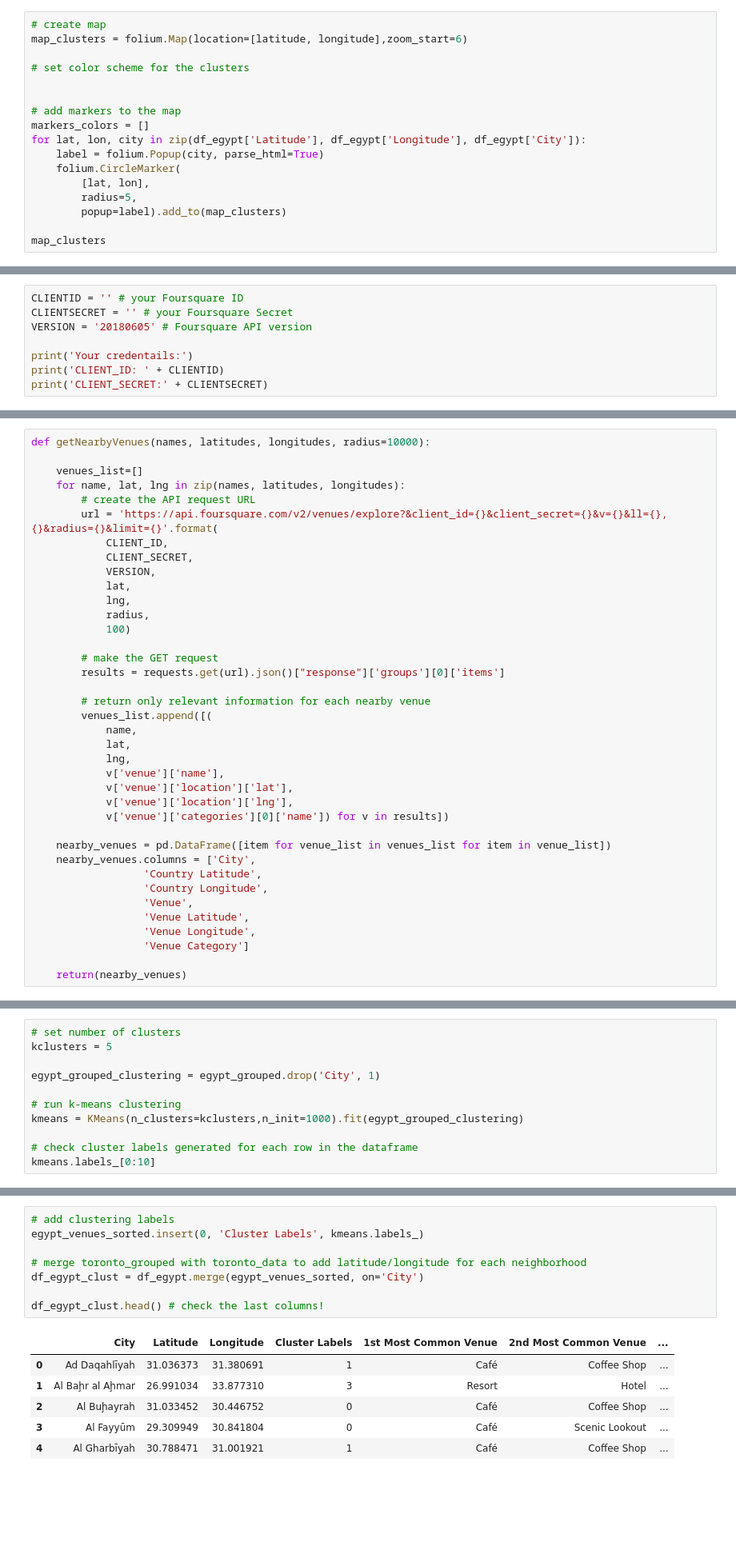
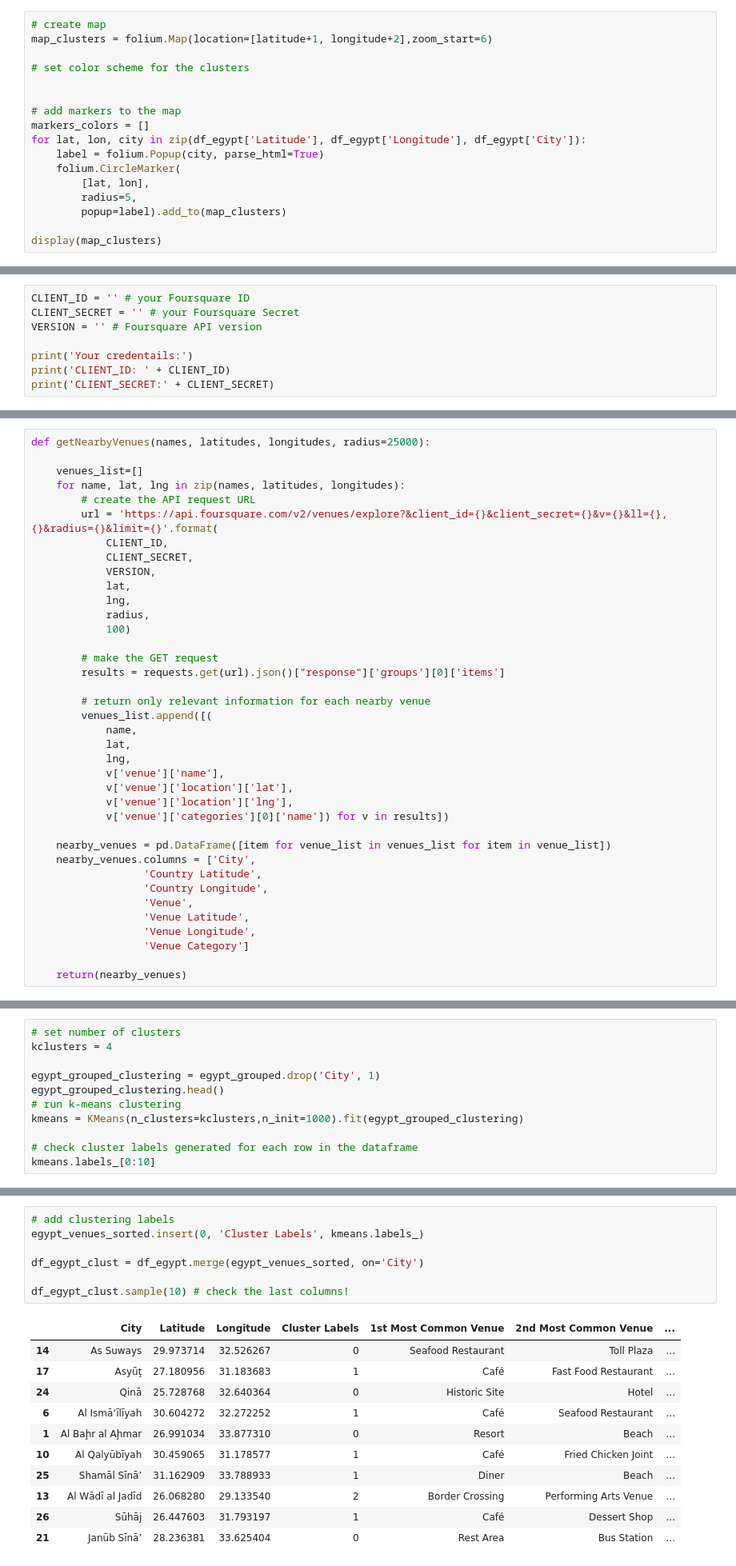
Before and after one commit to Abdallhss/Coursera-IBM-Applied-Data-Science-Capstone, a Jupyter notebook: IBM_Coursera_Capstone_Battle_of_Neighborhoods.ipynb, the cells around one changed output, grey strips where cells are left out. Shown at 80% size. Saved outputs shown, nothing was run; the diff lists cells and outputs as text; blank space fills up the shorter version.

```diff
--- a/IBM_Coursera_Capstone_Battle_of_Neighborhoods.ipynb
+++ b/IBM_Coursera_Capstone_Battle_of_Neighborhoods.ipynb
@@ -84,7 +86,7 @@ The geograpical coordinate of Egypt are 26.2540493, 29.2675469.
 We can now use folium package to visulaize the country with different cities around it.
 # %%
 # create map
-map_clusters = folium.Map(location=[latitude, longitude],zoom_start=6)
+map_clusters = folium.Map(location=[latitude+1, longitude+2],zoom_start=6)
 
 # set color scheme for the clusters
 
@@ -98,19 +100,19 @@ for lat, lon, city in zip(df_egypt['Latitude'], df_egypt['Longitude'], df_egypt[
         radius=5,
         popup=label).add_to(map_clusters)
 
-map_clusters
+display(map_clusters)
 # %% [output]
 [interactive output not drawn]
 # %% [markdown]
 We need to provide some user data to use the Foursquare API.
 # %%
-CLIENTID = '' # your Foursquare ID
-CLIENTSECRET = '' # your Foursquare Secret
-VERSION = '20180605' # Foursquare API version
+CLIENT_ID = '' # your Foursquare ID
+CLIENT_SECRET = '' # your Foursquare Secret
+VERSION = '' # Foursquare API version
 
 print('Your credentails:')
-print('CLIENT_ID: ' + CLIENTID)
-print('CLIENT_SECRET:' + CLIENTSECRET)
+print('CLIENT_ID: ' + CLIENT_ID)
+print('CLIENT_SECRET:' + CLIENT_SECRET)
 # %% [output]
 Your credentails:
 CLIENT_ID:
@@ -120,6 +157,6 @@ After collecting the locations of different cities across Egypt, we can use Four
 For each venue, we extract its name, location, and category. Different cities can be compared based on the popularity of each category.
 # %%
-def getNearbyVenues(names, latitudes, longitudes, radius=10000):
+def getNearbyVenues(names, latitudes, longitudes, radius=25000):
 
     venues_list=[]
     for name, lat, lng in zip(names, latitudes, longitudes):
@@ -265,9 +321,9 @@ egypt_venues_sorted.head()
 # %%
 # set number of clusters
-kclusters = 5
+kclusters = 4
 
 egypt_grouped_clustering = egypt_grouped.drop('City', 1)
-
+egypt_grouped_clustering.head()
 # run k-means clustering
 kmeans = KMeans(n_clusters=kclusters,n_init=1000).fit(egypt_grouped_clustering)
 
@@ -278,17 +338,21 @@ array([1, 3, 0, 0, 1, 3, 1, 3, 1, 1])
 # %%
 # add clustering labels
 egypt_venues_sorted.insert(0, 'Cluster Labels', kmeans.labels_)
 
-# merge toronto_grouped with toronto_data to add latitude/longitude for each neighborhood
 df_egypt_clust = df_egypt.merge(egypt_venues_sorted, on='City')
 
-df_egypt_clust.head() # check the last columns!
+df_egypt_clust.sample(10) # check the last columns!
 # %% [output]
 |  | City | Latitude | Longitude | Cluster Labels | 1st Most Common Venue | 2nd Most Common Venue | ... |
-| 0 | Ad Daqahlīyah | 31.036373 | 31.380691 | 1 | Café | Coffee Shop | ... |
-| 1 | Al Baḩr al Aḩmar | 26.991034 | 33.877310 | 3 | Resort | Hotel | ... |
-| 2 | Al Buḩayrah | 31.033452 | 30.446752 | 0 | Café | Coffee Shop | ... |
-| 3 | Al Fayyūm | 29.309949 | 30.841804 | 0 | Café | Scenic Lookout | ... |
-| 4 | Al Gharbīyah | 30.788471 | 31.001921 | 1 | Café | Coffee Shop | ... |
+| 14 | As Suways | 29.973714 | 32.526267 | 0 | Seafood Restaurant | Toll Plaza | ... |
+| 17 | Asyūţ | 27.180956 | 31.183683 | 1 | Café | Fast Food Restaurant | ... |
+| 24 | Qinā | 25.728768 | 32.640364 | 0 | Historic Site | Hotel | ... |
+| 6 | Al Ismā‘īlīyah | 30.604272 | 32.272252 | 1 | Café | Seafood Restaurant | ... |
+| 1 | Al Baḩr al Aḩmar | 26.991034 | 33.877310 | 0 | Resort | Beach | ... |
+| 10 | Al Qalyūbīyah | 30.459065 | 31.178577 | 1 | Café | Fried Chicken Joint | ... |
+| 25 | Shamāl Sīnā’ | 31.162909 | 33.788933 | 1 | Diner | Beach | ... |
+| 13 | Al Wādī al Jadīd | 26.068280 | 29.133540 | 2 | Border Crossing | Performing Arts Venue | ... |
+| 26 | Sūhāj | 26.447603 | 31.793197 | 1 | Café | Dessert Shop | ... |
+| 21 | Janūb Sīnā’ | 28.236381 | 33.625404 | 0 | Rest Area | Bus Station | ... |
 # %%
 # create map
```
Also changed, not shown: parts of 40 cells of this notebook, 2 other files.
